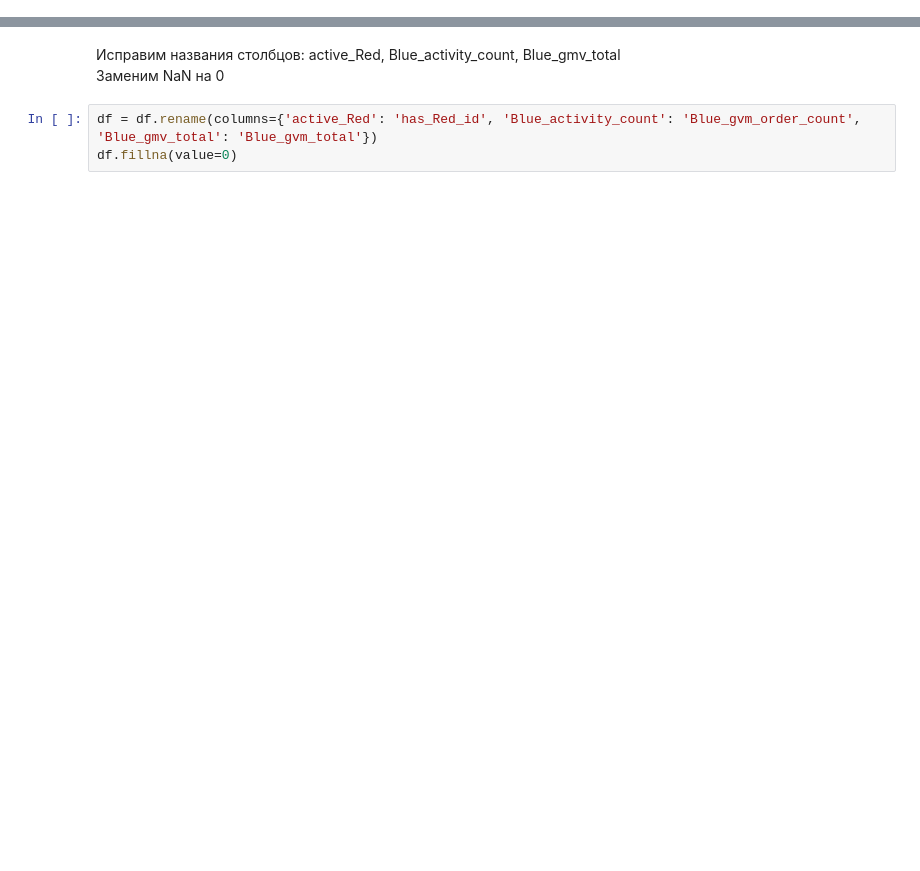
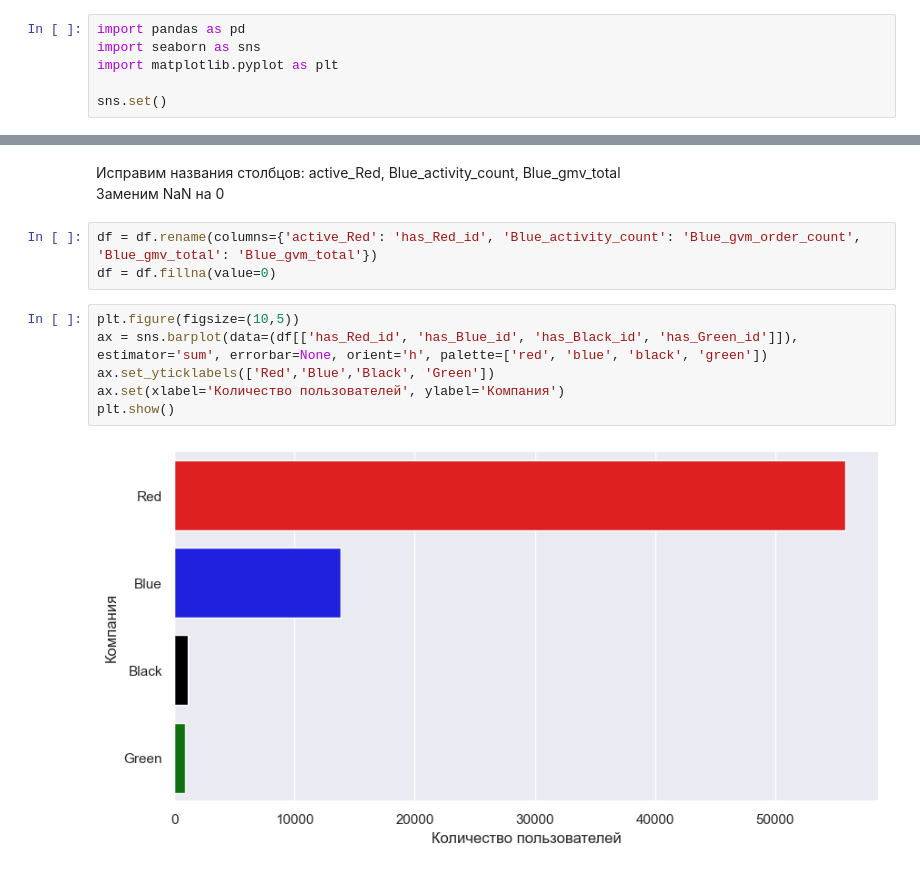
Before and after one commit to reboot2h/VK-Data-Analyst-test, a Jupyter notebook: task4.ipynb, the cells around one changed output, grey strips where cells are left out. Cells and saved outputs as stored; diff of their text form; blank space fills up the shorter version.

Commit message:
users chart

```diff
--- a/task4.ipynb
+++ b/task4.ipynb
@@ -3,3 +1,9 @@ import pandas as pd
+# %%
+import pandas as pd
+import seaborn as sns
+import matplotlib.pyplot as plt
+
+sns.set()
 # %%
 df = pd.read_excel('Analytic_test.xlsx', header=1, index_col=0)
 df
@@ -58,4 +62,12 @@ dtype: int64
 Заменим NaN на 0
 # %%
 df = df.rename(columns={'active_Red': 'has_Red_id', 'Blue_activity_count': 'Blue_gvm_order_count', 'Blue_gmv_total': 'Blue_gvm_total'})
-df.fillna(value=0)
+df = df.fillna(value=0)
+# %%
+plt.figure(figsize=(10,5))
+ax = sns.barplot(data=(df[['has_Red_id', 'has_Blue_id', 'has_Black_id', 'has_Green_id']]), estimator='sum', errorbar=None, orient='h', palette=['red', 'blue', 'black', 'green'])
+ax.set_yticklabels(['Red','Blue','Black', 'Green'])
+ax.set(xlabel='Количество пользователей', ylabel='Компания')
+plt.show()
+# %% [output]
+[figure, added]
```
Also changed, not shown: parts of 2 cells of this notebook.
